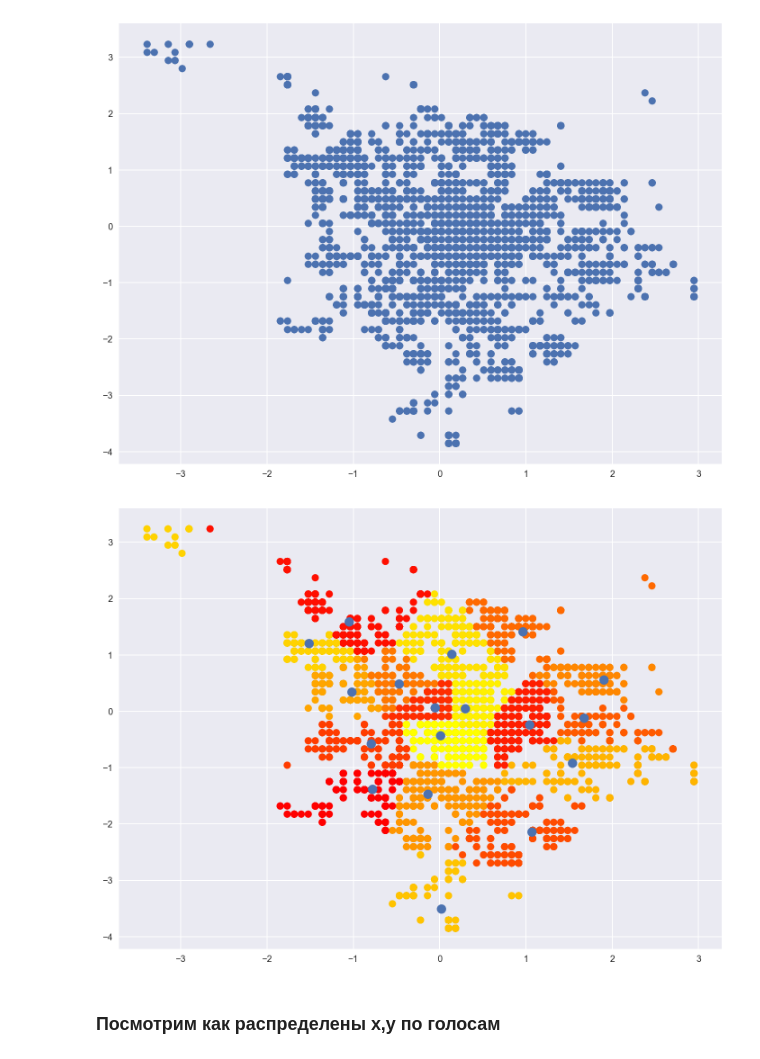
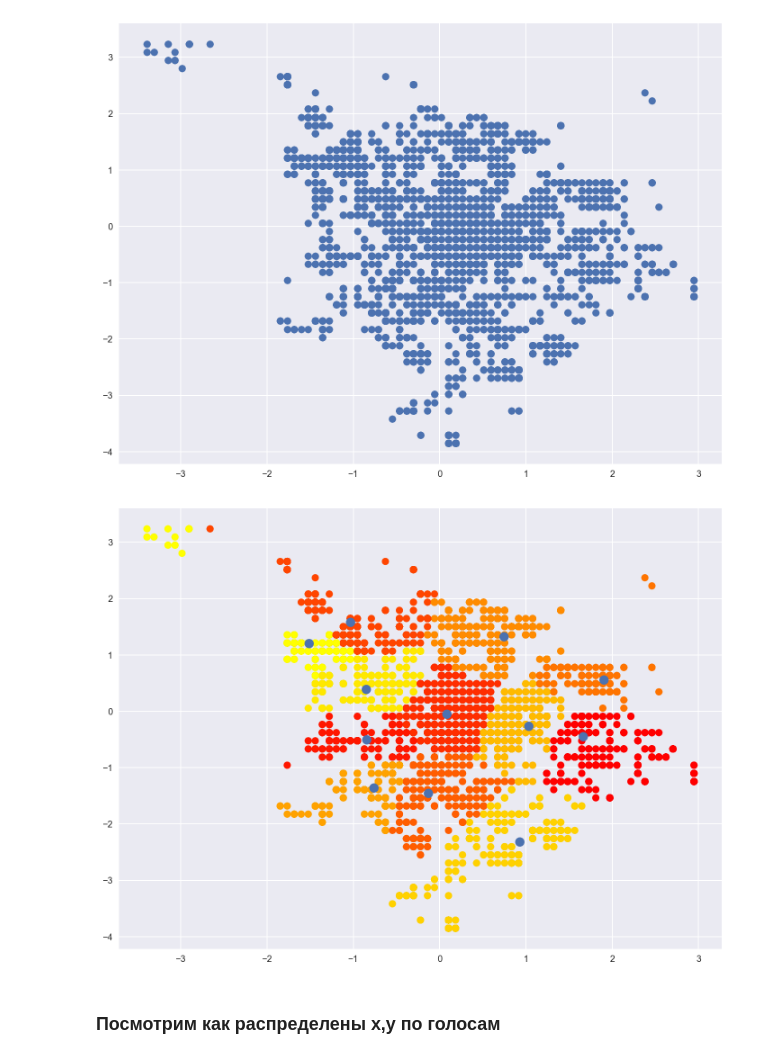
Before and after one commit to Yafulia/DS2-7, a Jupyter notebook: 18-11-2017hw.ipynb, the cells around one changed output. Drawn from its saved outputs; the diff is of its cells as text; code cells hidden in the pictures.

```diff
--- a/18-11-2017hw.ipynb
+++ b/18-11-2017hw.ipynb
@@ -90,12 +90,12 @@ plt.scatter(Z_scaled[:, 0], Z_scaled[:, 1], s=60);
 # %%
 from sklearn.cluster import KMeans
 # %%
-kmeans = KMeans(n_clusters=18)
+kmeans = KMeans(n_clusters=12)
 kmeans_pred = kmeans.fit_predict(Z_scaled)
 plt.scatter(Z_scaled[:,0], Z_scaled[:,1], c=kmeans_pred, cmap='autumn', s=60)
 plt.scatter(kmeans.cluster_centers_[:,0], kmeans.cluster_centers_[:,1], s=100);
 # %% [output]
-[figure, old version]
+[figure, new version]
 # %% [markdown]
 ### Посмотрим как распределены x,y по голосам
 # %%
```
Also changed, not shown: parts of 8 cells of this notebook.
